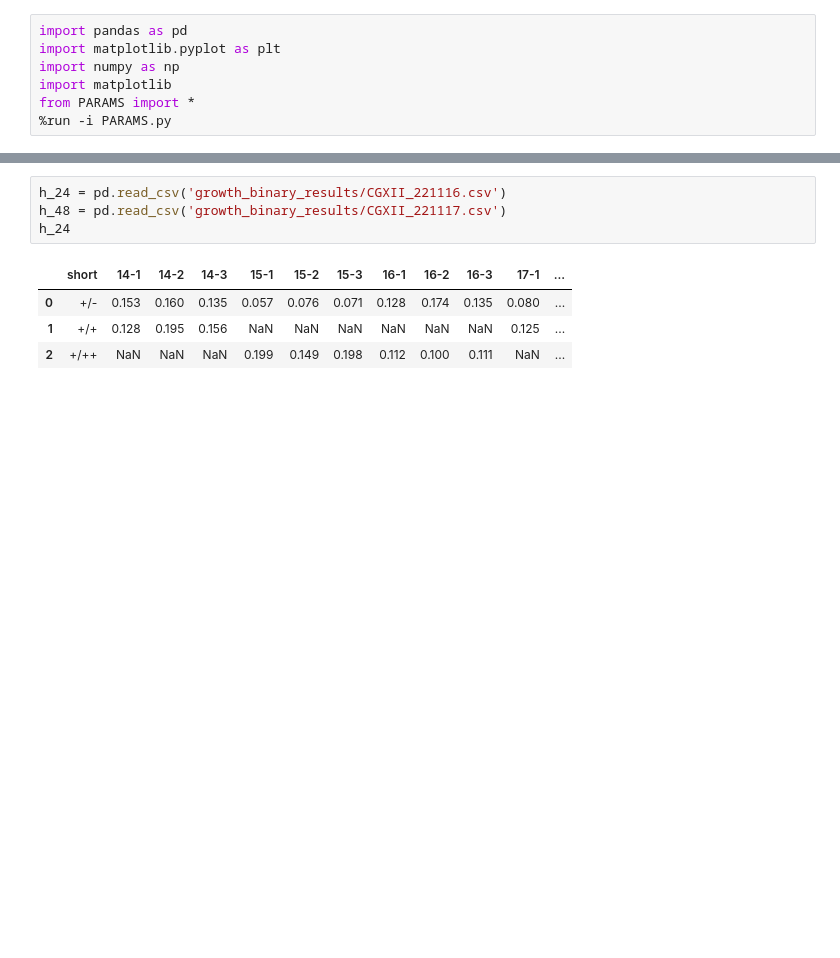
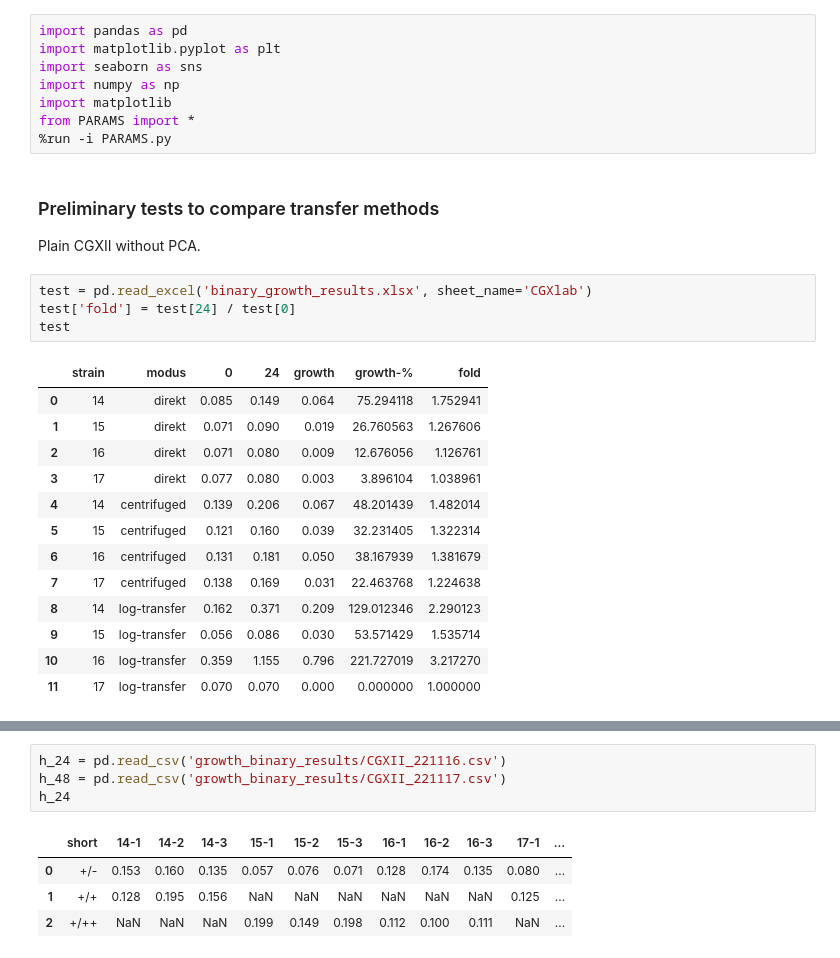
Before and after one commit to draeger-lab/C_striatum_wetlab, a Jupyter notebook: growth_binary/growth_binary.ipynb, the cells around one changed output, grey strips where cells are left out. Cells and saved outputs as stored; diff of their text form; blank space fills up the shorter version.

```diff
--- a/growth_binary/growth_binary.ipynb
+++ b/growth_binary/growth_binary.ipynb
@@ -3,7 +5,30 @@
 # %%
 import pandas as pd
 import matplotlib.pyplot as plt
+import seaborn as sns
 import numpy as np
 import matplotlib
 from PARAMS import *
 %run -i PARAMS.py
+# %% [markdown]
+### Preliminary tests to compare transfer methods
+
+Plain CGXII without PCA.
+# %%
+test = pd.read_excel('binary_growth_results.xlsx', sheet_name='CGXlab')
+test['fold'] = test[24] / test[0]
+test
+# %% [output]
+|  | strain | modus | 0 | 24 | growth | growth-% | fold |
+| 0 | 14 | direkt | 0.085 | 0.149 | 0.064 | 75.294118 | 1.752941 |
+| 1 | 15 | direkt | 0.071 | 0.090 | 0.019 | 26.760563 | 1.267606 |
+| 2 | 16 | direkt | 0.071 | 0.080 | 0.009 | 12.676056 | 1.126761 |
+| 3 | 17 | direkt | 0.077 | 0.080 | 0.003 | 3.896104 | 1.038961 |
+| 4 | 14 | centrifuged | 0.139 | 0.206 | 0.067 | 48.201439 | 1.482014 |
+| 5 | 15 | centrifuged | 0.121 | 0.160 | 0.039 | 32.231405 | 1.322314 |
+| 6 | 16 | centrifuged | 0.131 | 0.181 | 0.050 | 38.167939 | 1.381679 |
+| 7 | 17 | centrifuged | 0.138 | 0.169 | 0.031 | 22.463768 | 1.224638 |
+| 8 | 14 | log-transfer | 0.162 | 0.371 | 0.209 | 129.012346 | 2.290123 |
+| 9 | 15 | log-transfer | 0.056 | 0.086 | 0.030 | 53.571429 | 1.535714 |
+| 10 | 16 | log-transfer | 0.359 | 1.155 | 0.796 | 221.727019 | 3.217270 |
+| 11 | 17 | log-transfer | 0.070 | 0.070 | 0.000 | 0.000000 | 1.000000 |
```
Also changed, not shown: parts of 11 cells of this notebook, 11 other files.
